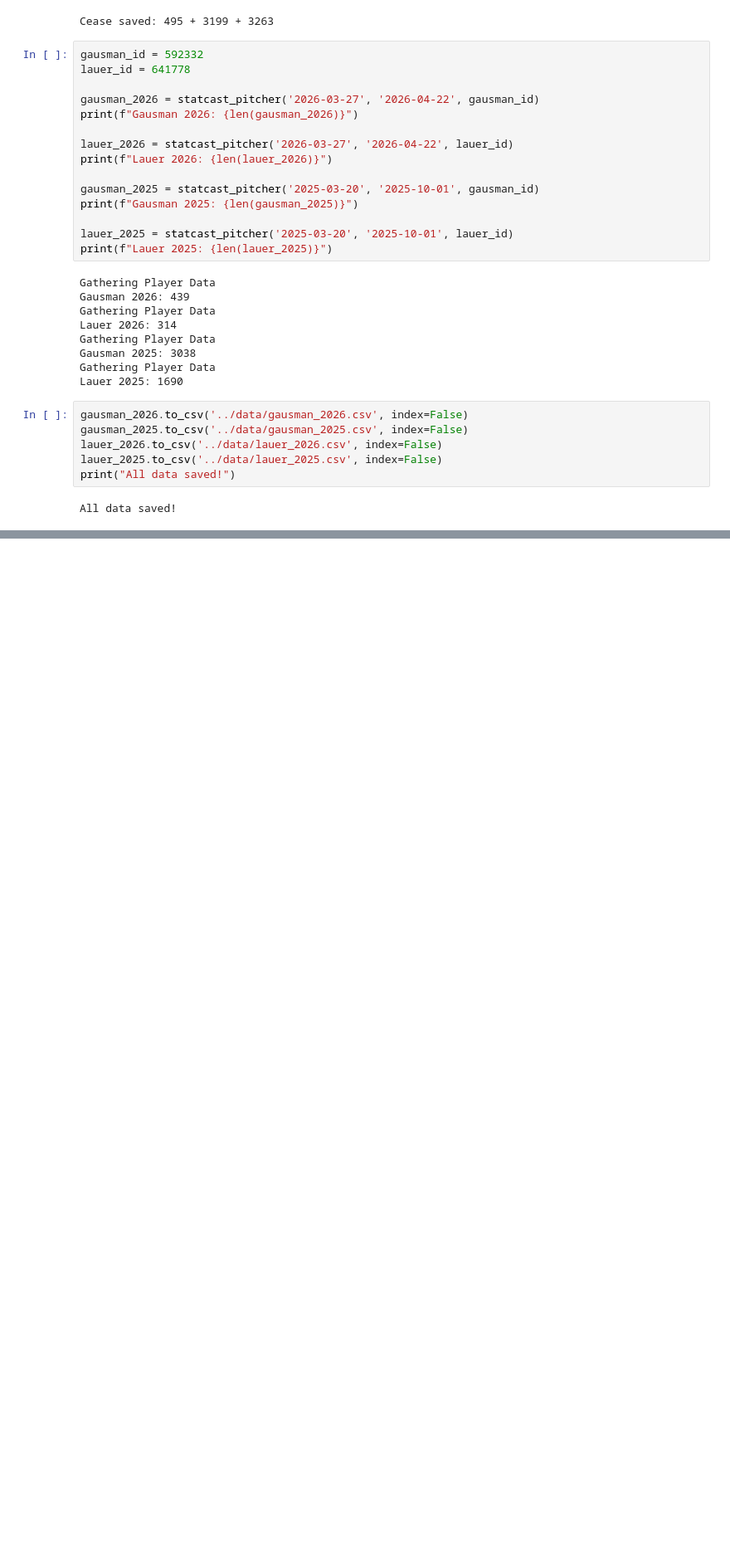
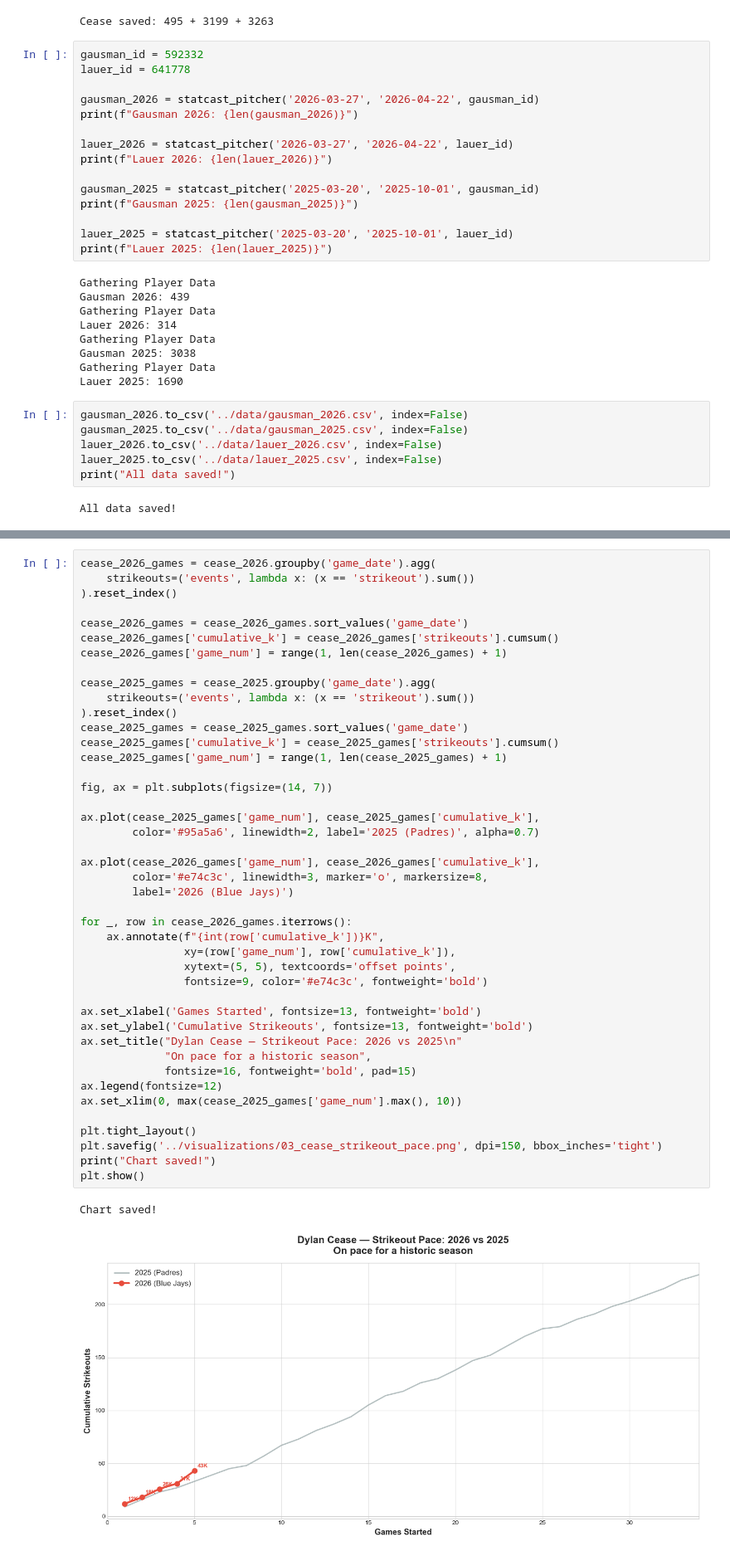
Before and after one commit to seongji-park/bluejays-2026-pitching-analysis, a Jupyter notebook: notebooks/01_cease_analysis.ipynb, the cells around one changed output, grey strips where cells are left out. Shown at 83% size. Cells and saved outputs as stored; diff of their text form; blank space fills up the shorter version.

```diff
--- a/notebooks/01_cease_analysis.ipynb
+++ b/notebooks/01_cease_analysis.ipynb
@@ -104,0 +227,46 @@ All data saved!
+# %%
+cease_2026_games = cease_2026.groupby('game_date').agg(
+    strikeouts=('events', lambda x: (x == 'strikeout').sum())
+).reset_index()
+
+cease_2026_games = cease_2026_games.sort_values('game_date')
+cease_2026_games['cumulative_k'] = cease_2026_games['strikeouts'].cumsum()
+cease_2026_games['game_num'] = range(1, len(cease_2026_games) + 1)
+
+cease_2025_games = cease_2025.groupby('game_date').agg(
+    strikeouts=('events', lambda x: (x == 'strikeout').sum())
+).reset_index()
+cease_2025_games = cease_2025_games.sort_values('game_date')
+cease_2025_games['cumulative_k'] = cease_2025_games['strikeouts'].cumsum()
+cease_2025_games['game_num'] = range(1, len(cease_2025_games) + 1)
+
+fig, ax = plt.subplots(figsize=(14, 7))
+
+ax.plot(cease_2025_games['game_num'], cease_2025_games['cumulative_k'],
+        color='#95a5a6', linewidth=2, label='2025 (Padres)', alpha=0.7)
+
+ax.plot(cease_2026_games['game_num'], cease_2026_games['cumulative_k'],
+        color='#e74c3c', linewidth=3, marker='o', markersize=8,
+        label='2026 (Blue Jays)')
+
+for _, row in cease_2026_games.iterrows():
+    ax.annotate(f"{int(row['cumulative_k'])}K",
+                xy=(row['game_num'], row['cumulative_k']),
+                xytext=(5, 5), textcoords='offset points',
+                fontsize=9, color='#e74c3c', fontweight='bold')
+
+ax.set_xlabel('Games Started', fontsize=13, fontweight='bold')
+ax.set_ylabel('Cumulative Strikeouts', fontsize=13, fontweight='bold')
+ax.set_title("Dylan Cease — Strikeout Pace: 2026 vs 2025\n"
+             "On pace for a historic season",
+             fontsize=16, fontweight='bold', pad=15)
+ax.legend(fontsize=12)
+ax.set_xlim(0, max(cease_2025_games['game_num'].max(), 10))
+
+plt.tight_layout()
+plt.savefig('../visualizations/03_cease_strikeout_pace.png', dpi=150, bbox_inches='tight')
+print("Chart saved!")
+plt.show()
+# %% [output]
+Chart saved!
+[figure, added]
```
Also changed, not shown: parts of 4 cells of this notebook, 3 other files.
